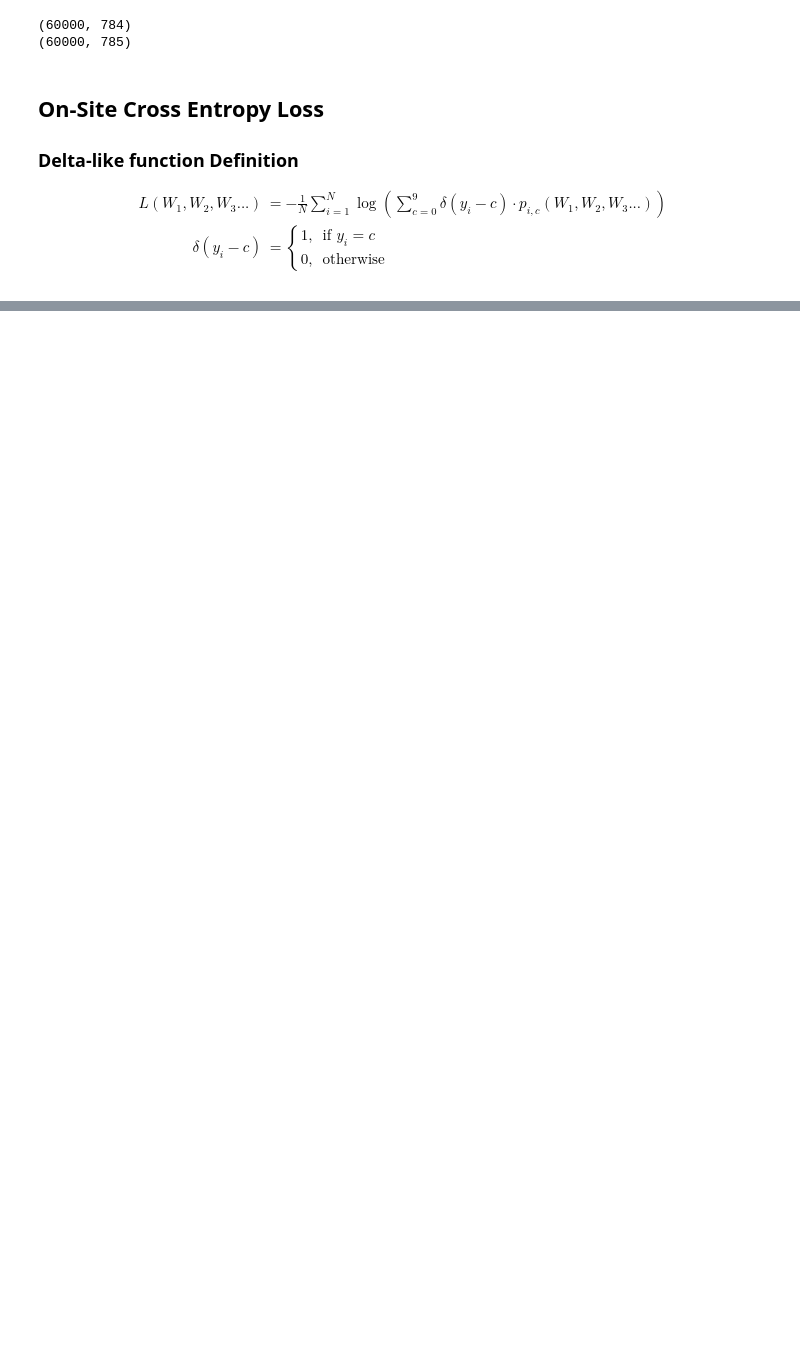
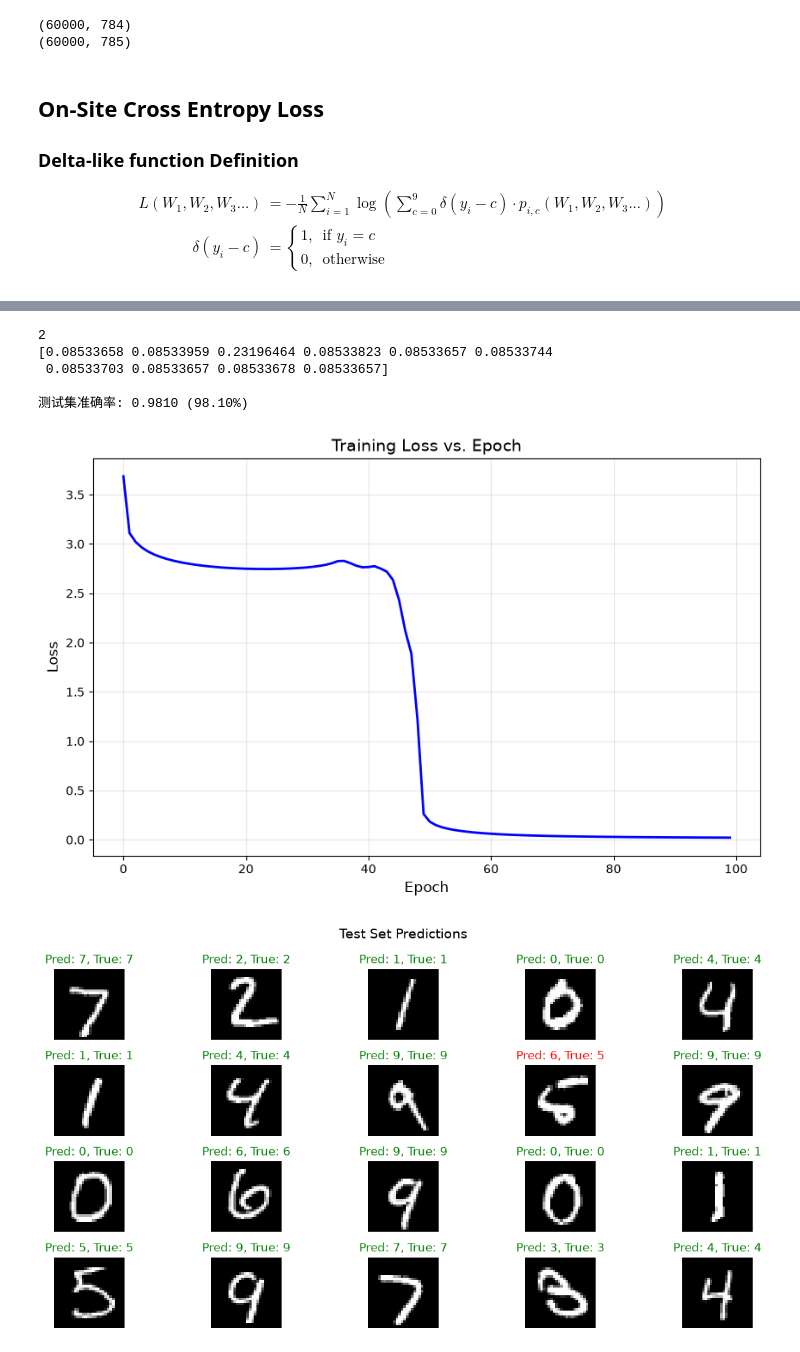
Before and after one commit to Catch1123/MachineLearningNote, a Jupyter notebook: nn/nn.ipynb, the cells around one changed output, grey strips where cells are left out. Cells and saved outputs as stored; diff of their text form; code cells hidden in the pictures; blank space fills up the shorter version.

```diff
--- a/nn/nn.ipynb
+++ b/nn/nn.ipynb
@@ -94,4 +96,11 @@ def on_site_cross_entropy(probs, labels):
 
     return loss
 # %%
-on_site_cross_entropy(exAf3, la)
+def fd(beta,L,R):
+    return (np.exp(-beta* (L @ R) ) + 1)**(-1)
+
+def fd_derivative(beta, A_prev, W):
+    """Derivative of Fermi-Dirac activation: β * f * (1 - f)"""
+    z = A_prev @ W
+    f = 1 / (1 + np.exp(-beta * z))
+    return beta * f * (1 - f)
@@ -99,0 +229,61 @@ np.float64(2.3054628846151113)
+# %%
+# ============ Evaluation on Test Set ============
+# Prepare test data
+td_test = test_data.data.numpy()
+la_test = test_data.targets.numpy()
+td_test = td_test.reshape(-1, 28*28) / 225
+bias_test = np.ones((td_test.shape[0], 1))
+td_test = np.hstack([td_test, bias_test])
+
+# Forward pass on test data
+Af1_test = fd(beta, td_test, W1)
+Af3_test = fd(beta, Af1_test, W3)
+exAf3_test = np.exp(Af3_test)
+probs_test = exAf3_test / np.sum(exAf3_test, axis=1, keepdims=True)
+
+# Predictions and accuracy
+predictions = np.argmax(probs_test, axis=1)
+print(predictions[1])
+print(probs_test[1])
+accuracy = np.mean(predictions == la_test)
+
+print(f"\n测试集准确率: {accuracy:.4f} ({accuracy*100:.2f}%)")
+
+# ============ Visualize Training Loss ============
+
+plt.figure(figsize=(10, 6))
+plt.plot(loss_history, 'b-', linewidth=2)
+plt.xlabel('Epoch', fontsize=12)
+plt.ylabel('Loss', fontsize=12)
+plt.title('Training Loss vs. Epoch', fontsize=14)
+plt.grid(True, alpha=0.3)
+plt.show()
+
+# ============ Optional: Visualize some predictions ============
+
+# Show first 20 test images with predictions
+fig, axes = plt.subplots(4, 5, figsize=(12, 6))
+axes = axes.ravel()
+
+for idx in range(20):
+    # Get image and prediction
+    img = test_data.data[idx].numpy()
+    pred = predictions[idx]
+    true_label = la_test[idx]
+
+    axes[idx].imshow(img, cmap='gray')
+    axes[idx].set_title(f'Pred: {pred}, True: {true_label}',
+                        color='green' if pred == true_label else 'red')
+    axes[idx].axis('off')
+
+plt.suptitle('Test Set Predictions', fontsize=14)
+plt.tight_layout()
+plt.show()
+# %% [output]
+2
+[0.08533658 0.08533959 0.23196464 0.08533823 0.08533657 0.08533744
+ 0.08533703 0.08533657 0.08533678 0.08533657]
+
+测试集准确率: 0.9810 (98.10%)
+[figure, added]
+[figure, added]
```
Also changed, not shown: parts of 5 cells of this notebook, 6 other files.
